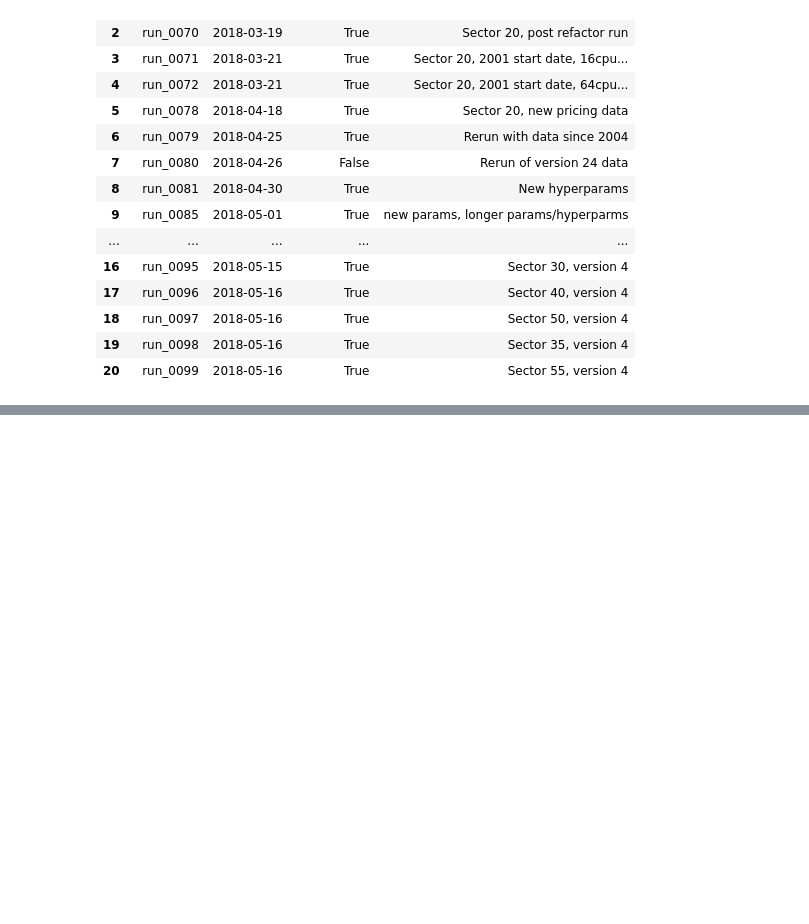
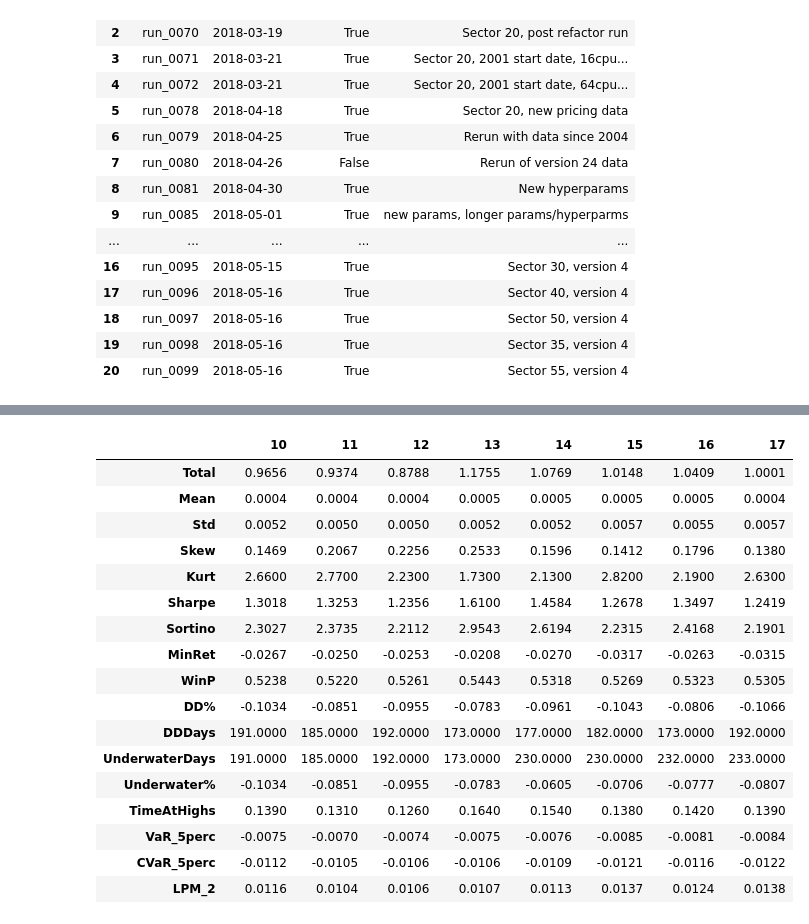
Before and after one commit to ryanoley/ram, a Jupyter notebook: research/statarb/20180523_Sector_Combos_20_45.ipynb, the cells around one changed output, grey strips where cells are left out. Saved outputs shown, nothing was run; the diff lists cells and outputs as text; code cells hidden in the pictures; blank space fills up the shorter version.

```diff
--- a/research/statarb/20180523_Sector_Combos_20_45.ipynb
+++ b/research/statarb/20180523_Sector_Combos_20_45.ipynb
@@ -74,0 +90,6 @@ run2.analyze_parameters()
+# %%
+x = comb1.best_results_returns
+y = pairs.best_results_returns
+
+y.columns = range(x.shape[1], x.shape[1] + y.shape[1])
+z = x.join(y)
@@ -74,0 +134,21 @@ run2.analyze_parameters()
+# %%
+get_stats(y.dropna())
+# %% [output]
+|  | 10 | 11 | 12 | 13 | 14 | 15 | 16 | 17 |
+| Total | 0.9656 | 0.9374 | 0.8788 | 1.1755 | 1.0769 | 1.0148 | 1.0409 | 1.0001 |
+| Mean | 0.0004 | 0.0004 | 0.0004 | 0.0005 | 0.0005 | 0.0005 | 0.0005 | 0.0004 |
+| Std | 0.0052 | 0.0050 | 0.0050 | 0.0052 | 0.0052 | 0.0057 | 0.0055 | 0.0057 |
+| Skew | 0.1469 | 0.2067 | 0.2256 | 0.2533 | 0.1596 | 0.1412 | 0.1796 | 0.1380 |
+| Kurt | 2.6600 | 2.7700 | 2.2300 | 1.7300 | 2.1300 | 2.8200 | 2.1900 | 2.6300 |
+| Sharpe | 1.3018 | 1.3253 | 1.2356 | 1.6100 | 1.4584 | 1.2678 | 1.3497 | 1.2419 |
+| Sortino | 2.3027 | 2.3735 | 2.2112 | 2.9543 | 2.6194 | 2.2315 | 2.4168 | 2.1901 |
+| MinRet | -0.0267 | -0.0250 | -0.0253 | -0.0208 | -0.0270 | -0.0317 | -0.0263 | -0.0315 |
+| WinP | 0.5238 | 0.5220 | 0.5261 | 0.5443 | 0.5318 | 0.5269 | 0.5323 | 0.5305 |
+| DD% | -0.1034 | -0.0851 | -0.0955 | -0.0783 | -0.0961 | -0.1043 | -0.0806 | -0.1066 |
+| DDDays | 191.0000 | 185.0000 | 192.0000 | 173.0000 | 177.0000 | 182.0000 | 173.0000 | 192.0000 |
+| UnderwaterDays | 191.0000 | 185.0000 | 192.0000 | 173.0000 | 230.0000 | 230.0000 | 232.0000 | 233.0000 |
+| Underwater% | -0.1034 | -0.0851 | -0.0955 | -0.0783 | -0.0605 | -0.0706 | -0.0777 | -0.0807 |
+| TimeAtHighs | 0.1390 | 0.1310 | 0.1260 | 0.1640 | 0.1540 | 0.1380 | 0.1420 | 0.1390 |
+| VaR_5perc | -0.0075 | -0.0070 | -0.0074 | -0.0075 | -0.0076 | -0.0085 | -0.0081 | -0.0084 |
+| CVaR_5perc | -0.0112 | -0.0105 | -0.0106 | -0.0106 | -0.0109 | -0.0121 | -0.0116 | -0.0122 |
+| LPM_2 | 0.0116 | 0.0104 | 0.0106 | 0.0107 | 0.0113 | 0.0137 | 0.0124 | 0.0138 |
```
Also changed, not shown: parts of 29 cells of this notebook, 3 other files.
